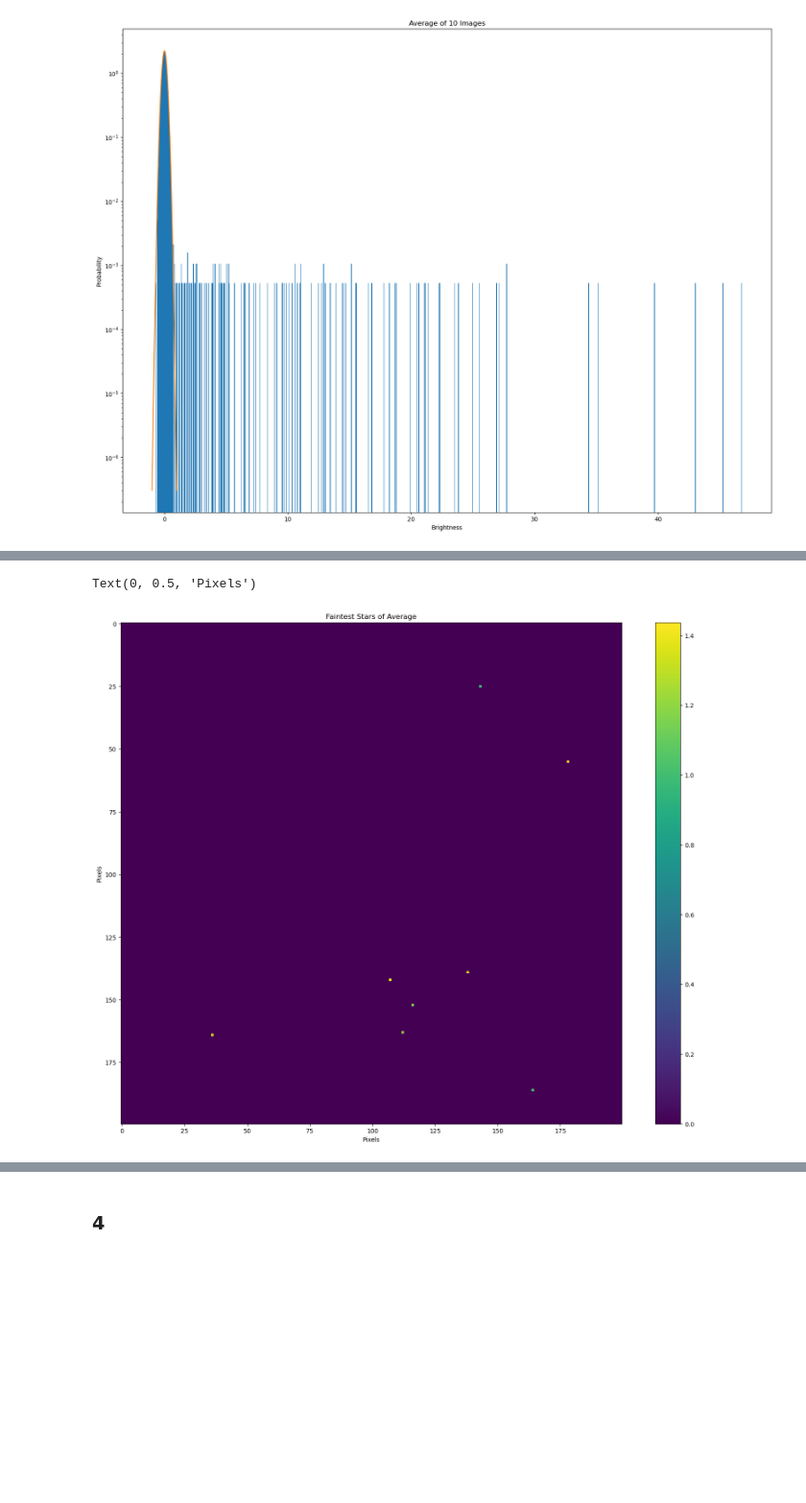
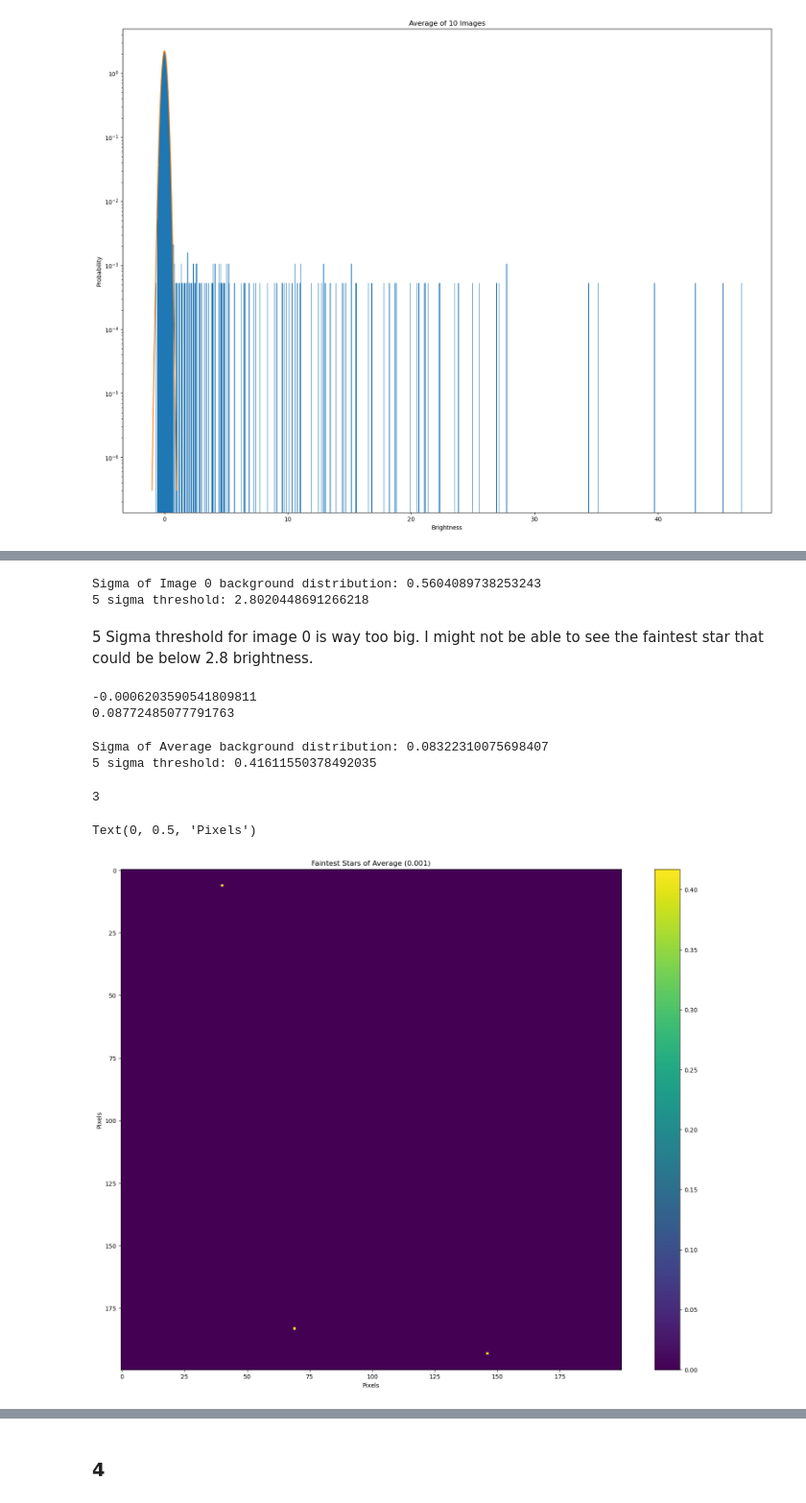
Before and after one commit to AngusHsieh/phys434lab, a Jupyter notebook: Lab 4.ipynb, the cells around one changed output, grey strips where cells are left out. Shown at 96% size. Saved outputs shown, nothing was run; the diff lists cells and outputs as text; code cells hidden in the pictures; blank space fills up the shorter version.

```diff
--- a/Lab 4.ipynb
+++ b/Lab 4.ipynb
@@ -264,14 +273,44 @@ Difference = 0.17783489460620938
+# %%
+print("Sigma of Image 0 background distribution: " + str(sigmaN / np.sqrt(2)))
+print("5 sigma threshold: " + str((5*sigmaN) / np.sqrt(2)))
+# %% [output]
+Sigma of Image 0 background distribution: 0.5604089738253243
+5 sigma threshold: 2.8020448691266218
+# %% [markdown]
+5 Sigma threshold for image 0 is way too big. I might not be able to see the faintest star that could be below 2.8 brightness.
+# %%
+noise = imagestack[:,:,0] - imagestack[:,:,1]
+for x in range(1, 9):
+    new = imagestack[:,:,x] - imagestack[:,:,x+1]
+    noise = noise + new # total of 9 Gaussian
+meanA = np.mean(noise / 9)
+sigmaA = np.std(noise / 9)
+print(meanA)
+print(sigmaA)
+# %% [output]
+-0.0006203590541809811
+0.08772485077791763
+# %%
+sigmaResult = sigmaA / np.sqrt(10/9)
+sigma5Result = sigmaResult * 5
+print("Sigma of Average background distribution: " + str(sigmaResult))
+print("5 sigma threshold: " + str(sigma5Result))
+# %% [output]
+Sigma of Average background distribution: 0.08322310075698407
+5 sigma threshold: 0.41611550378492035
 # %%
-newThresholdAverage = (dataAverage > thresholdAverageL) & (dataAverage < thresholdAverageH + 0.5)
+newThresholdAverage = (dataAverage > sigma5Result) & (dataAverage < sigma5Result + 0.001)
 plt.figure()
 plt.imshow(dataAverage * newThresholdAverage)
+print(len(dataAverage[newThresholdAverage]))
 plt.colorbar()
-plt.title('Faintest Stars of Average')
+plt.title('Faintest Stars of Average (0.001)')
 plt.xlabel('Pixels')
 plt.ylabel('Pixels')
 # %% [output]
-Text(0, 0.5, 'Pixels')
+3
+Text(0, 0.5, 'Pixels')
-[figure, old version]
+[figure, new version]
 # %% [markdown]
 ### 3
 <br>
```
Also changed, not shown: parts of 7 cells of this notebook, 1 other file.
